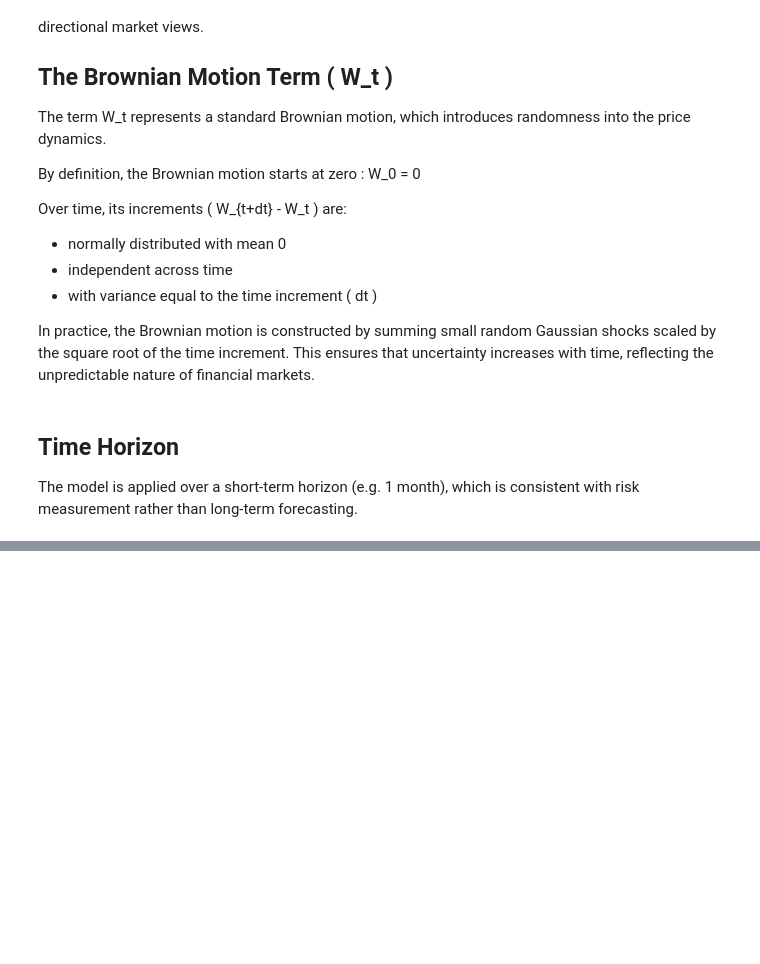
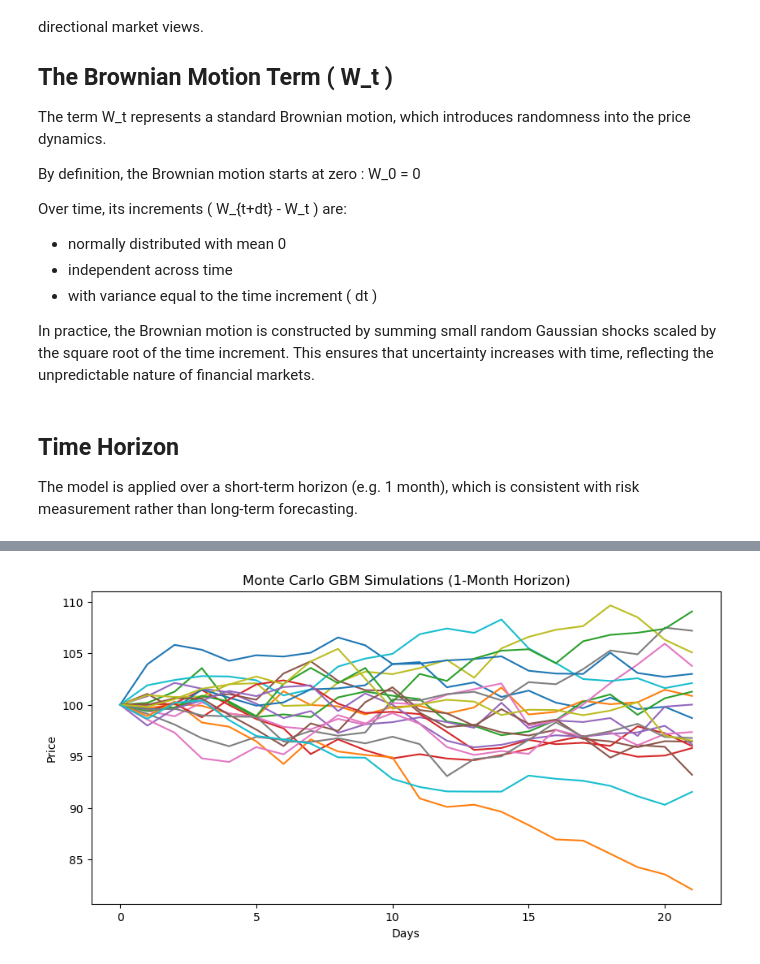
Before and after one commit to nicolasmarveaux456-hue/montecarlo-spy-risk, a Jupyter notebook: notebooks/02_monte_carlo_model.ipynb, the cells around one changed output, grey strips where cells are left out. Cells and saved outputs as stored; diff of their text form; code cells hidden in the pictures; blank space fills up the shorter version.

Commit message:
Implement GBM Monte Carlo simulator

```diff
--- a/notebooks/02_monte_carlo_model.ipynb
+++ b/notebooks/02_monte_carlo_model.ipynb
@@ -89,0 +101,26 @@ which is consistent with risk measurement rather than long-term forecasting.
+# %%
+def simulate_gbm(S0, sigma, T, N, n_sims, mu=0):
+    dt = T / N
+    prices = np.zeros((N + 1, n_sims))
+    prices[0] = S0
+
+    for t in range(1, N + 1):
+        Z = np.random.standard_normal(n_sims)
+        prices[t] = prices[t - 1]*np.exp((mu -0.5*sigma**2)*dt + sigma*np.sqrt(dt)*Z)
+    return prices
+# %%
+S0 = 100 # prix de l'actif simulé
+sigma = 0.2 # volatilité de 20%
+T = 1/12 # 1 mois
+N = 21 # jours de trading
+n_sims = 20
+paths = simulate_gbm(S0, sigma, T, N, n_sims)
+# %%
+plt.figure(figsize=(10,5))
+plt.plot(paths)
+plt.title("Monte Carlo GBM Simulations (1-Month Horizon)")
+plt.xlabel("Days")
+plt.ylabel("Price")
+plt.show()
+# %% [output]
+[figure, added]
```
Also changed, not shown: parts of 2 cells of this notebook.
